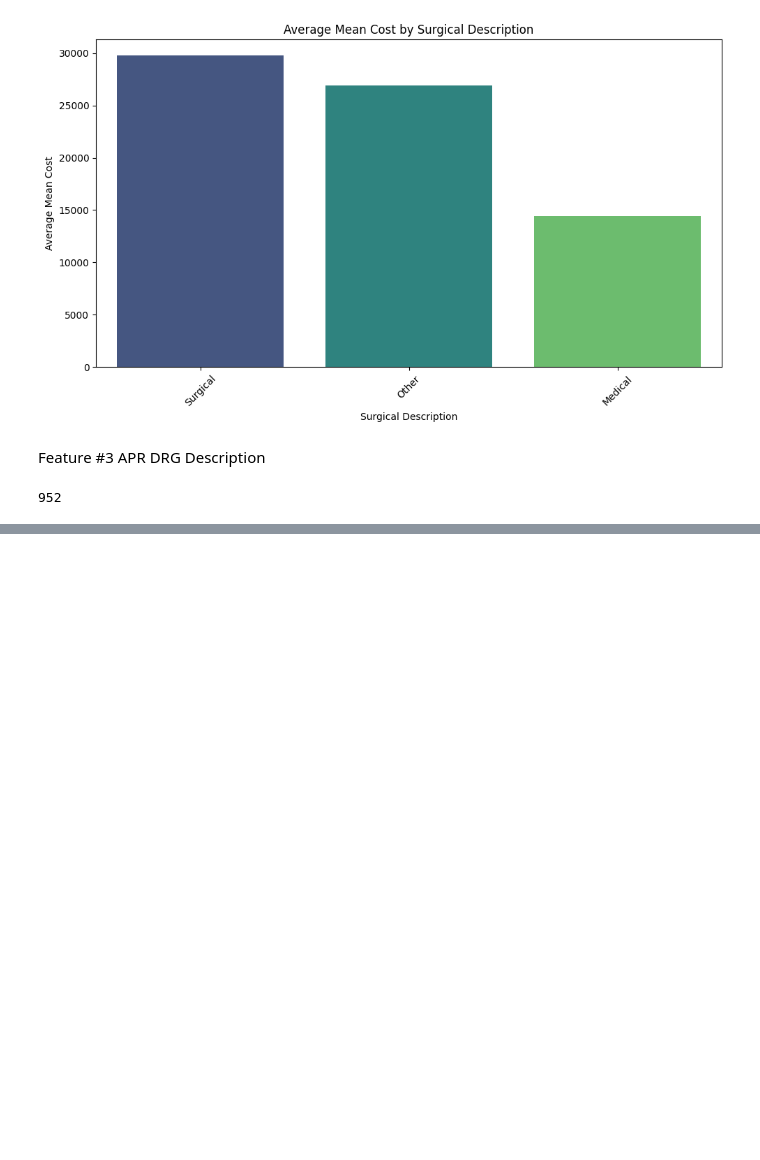
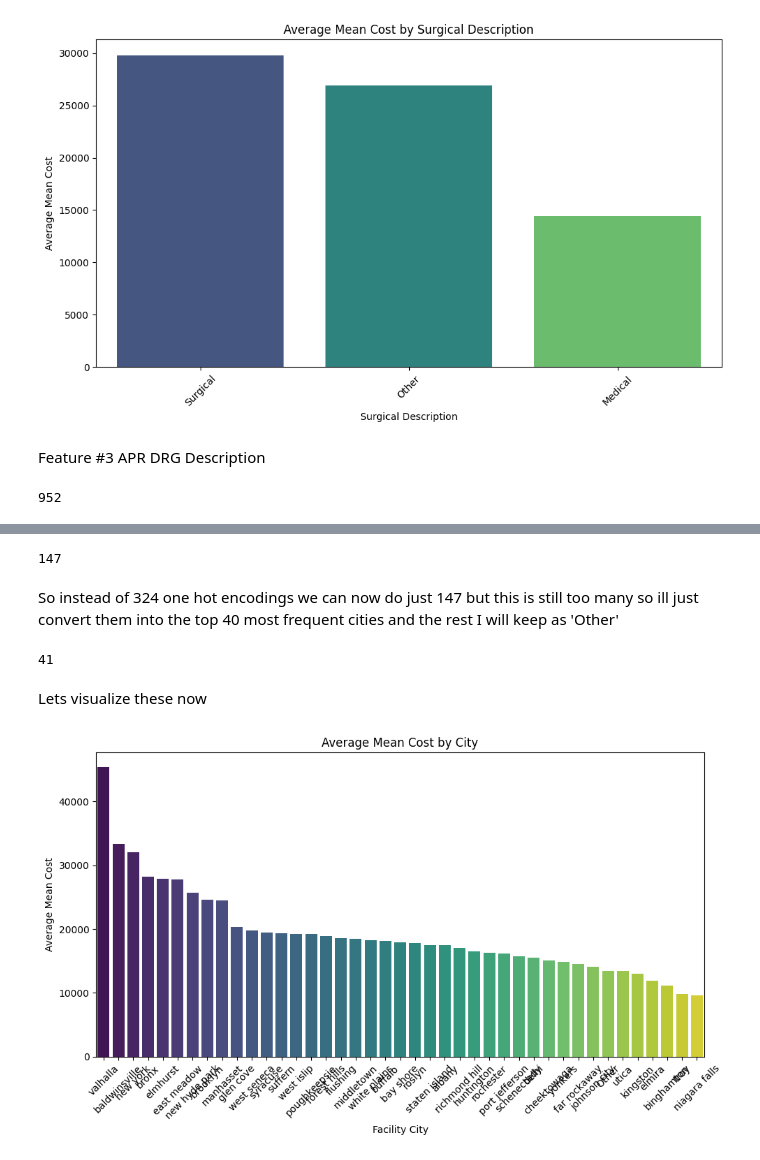
Before and after one commit to Khushin30/Healthcare-Cost-prediction, a Jupyter notebook: EDA.ipynb, the cells around one changed output, grey strips where cells are left out. Drawn from its saved outputs; the diff is of its cells as text; code cells hidden in the pictures; blank space fills up the shorter version.

```diff
--- a/EDA.ipynb
+++ b/EDA.ipynb
@@ -444,0 +343,11 @@ plt.show()
+# %%
+def print_cluster_keywords(desc_to_cluster, n_clusters=30, top_n=5):
+    for cluster_id in range(n_clusters):
+        cluster_descs = [desc for desc, cid in desc_to_cluster.items() if cid == cluster_id]
+        words = ' '.join(cluster_descs).lower().split()
+        top_words = [word for word, _ in Counter(words).most_common(top_n)]
+        print(f"Cluster {cluster_id} keywords: {top_words}")
+
+with open("./clean_desc_to_cluster.json ", "r") as file:
+    desc_to_cluster = json.load(file)
+print_cluster_keywords(desc_to_cluster, n_clusters=30)
@@ -444,0 +380,35 @@ plt.show()
+# %%
+with open("./hospital_to_add.json", "r") as file:
+    hospital_to_add = json.load(file)
+hospital_to_city = {}
+for hosp, add in hospital_to_add.items():
+    city = add.split(',')[1].strip().lower()
+    hospital_to_city[hosp] = city
+
+unique_cities = numpy.unique(list(hospital_to_city.values()))
+# %%
+len(list(unique_cities))
+# %% [output]
+147
+# %% [markdown]
+So instead of 324 one hot encodings we can now do just 147 but this is still too many so ill just convert them into the top 40 most frequent cities and the rest I will keep as 'Other'
+# %%
+SPARCS_df['Facility City'] = SPARCS_df['Facility Name'].map(hospital_to_city).fillna('unknown')
+
+# Group by top 40 cities only
+top_cities = SPARCS_df['Facility City'].value_counts().nlargest(40).index
+SPARCS_df['Facility City Grouped'] = SPARCS_df['Facility City'].apply(
+    lambda x: x if x in top_cities else 'Other'
+)
+len(SPARCS_df['Facility City Grouped'].unique())
+# %% [output]
+41
+# %% [markdown]
+Lets visualize these now
+# %%
+mean_cost_plot(SPARCS_df,
+group_by_column='Facility City Grouped',
+x_label="Facility City",
+title="Average Mean Cost by City")
+# %% [output]
+[figure, added]
```
Also changed, not shown: parts of 21 cells of this notebook, 3 other files.
